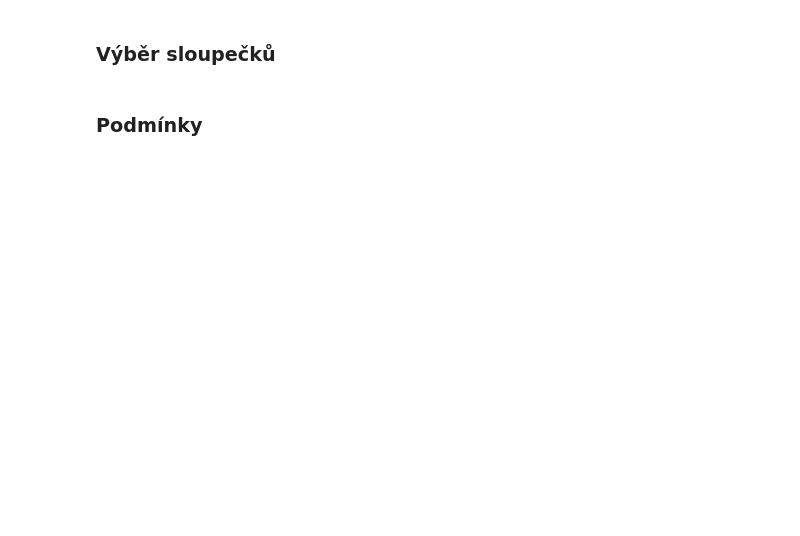
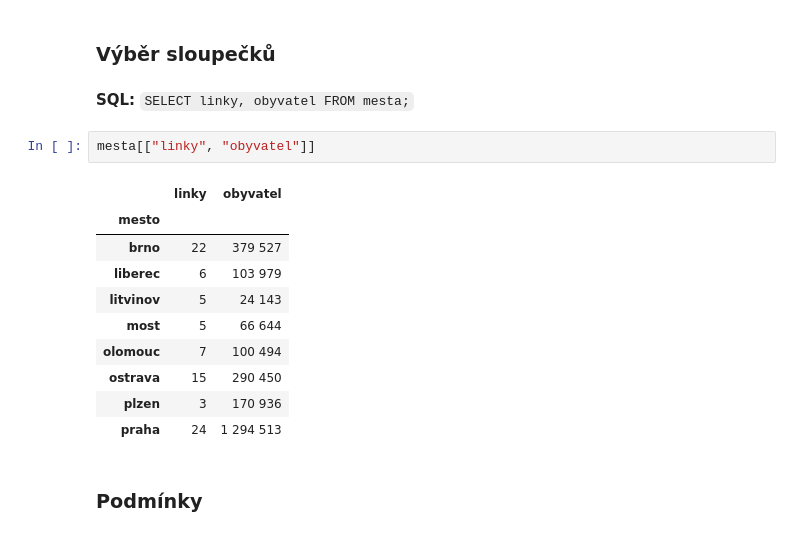
Before and after one commit to tomaskala/pandas-intro, a Jupyter notebook: pandas_intro.ipynb, the cells around one changed output. Drawn from its saved outputs; the diff is of its cells as text; blank space fills up the shorter version.

```diff
--- a/pandas_intro.ipynb
+++ b/pandas_intro.ipynb
@@ -348,4 +377,19 @@ mesta.set_index("mesto")
 # %% [markdown]
 ### Výběr sloupečků
+# %% [markdown]
+**SQL:** `SELECT linky, obyvatel FROM mesta;`
+# %%
+mesta[["linky", "obyvatel"]]
+# %% [output]
+|  | linky | obyvatel |
+| mesto |  |  |
+| brno | 22 | 379 527 |
+| liberec | 6 | 103 979 |
+| litvinov | 5 | 24 143 |
+| most | 5 | 66 644 |
+| olomouc | 7 | 100 494 |
+| ostrava | 15 | 290 450 |
+| plzen | 3 | 170 936 |
+| praha | 24 | 1 294 513 |
 # %% [markdown]
 ### Podmínky
```
Also changed, not shown: parts of 26 cells of this notebook, 1 other file.
